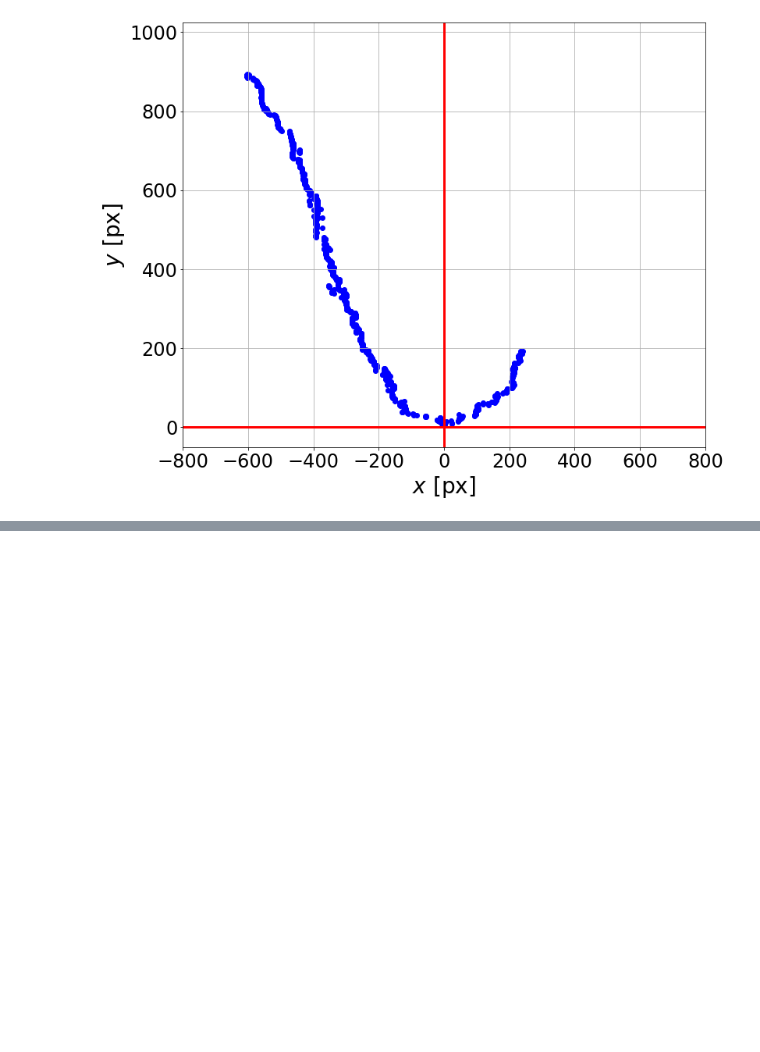
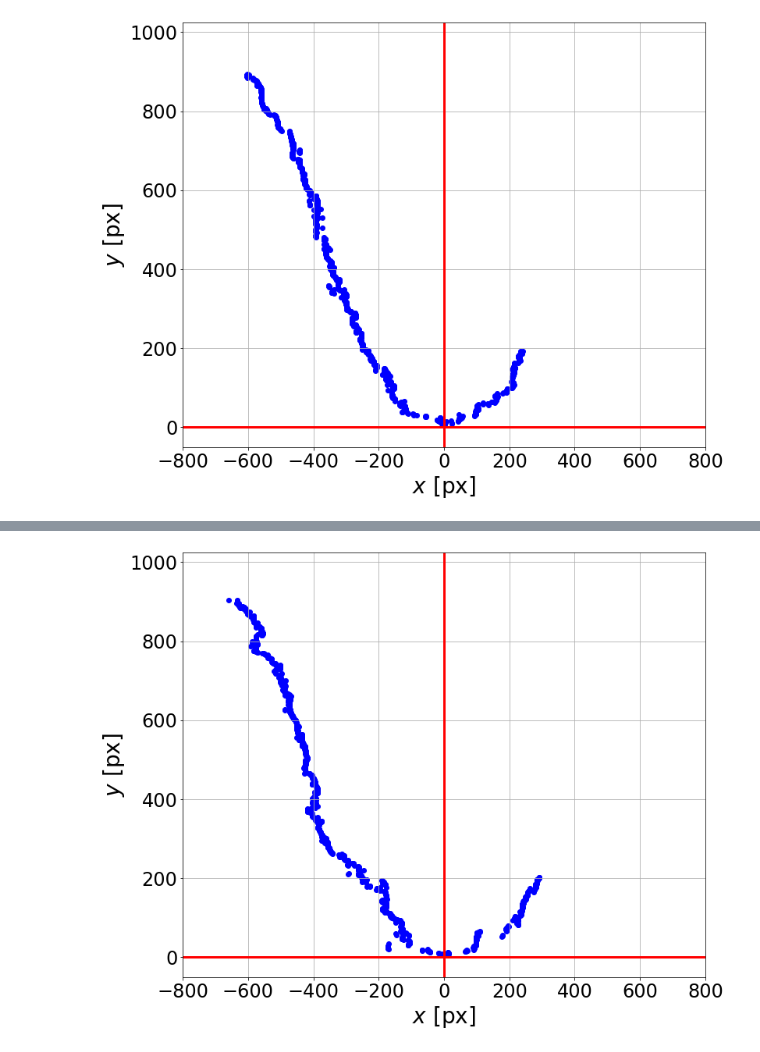
Before and after one commit to wakky927/parabola, a Jupyter notebook: notebooks/shifter.ipynb, the cells around one changed output, grey strips where cells are left out. Cells and saved outputs as stored; diff of their text form; code cells hidden in the pictures; blank space fills up the shorter version.

```diff
--- a/notebooks/shifter.ipynb
+++ b/notebooks/shifter.ipynb
@@ -264,0 +301,4 @@ graph1(A, B, -890, -130)
+# %%
+graph1(A, B, -890, -120)
+# %% [output]
+[figure, added]
```
Also changed, not shown: parts of 56 cells of this notebook, 2 other files.
